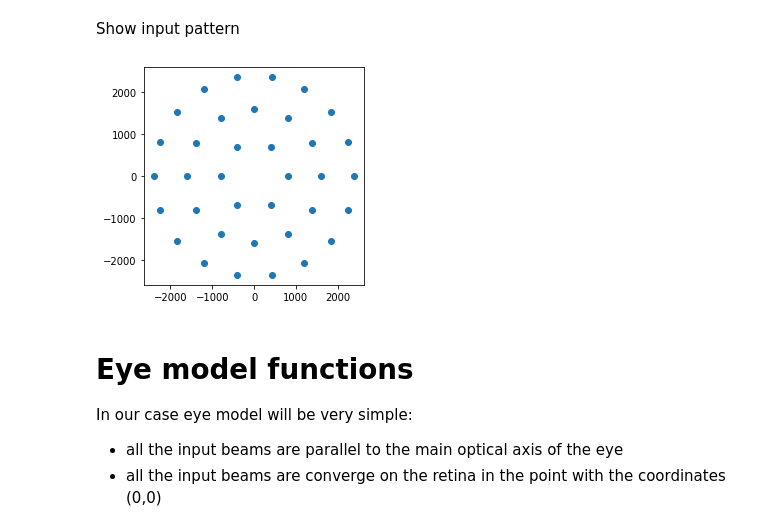
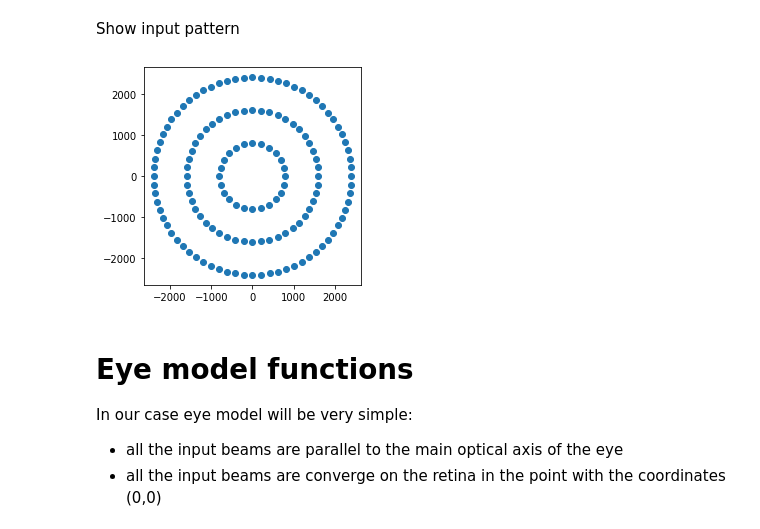
Before and after one commit to Yaroshenkom/PhD, a Jupyter notebook: data_driven_point_recognition.ipynb, the cells around one changed output. Cells and saved outputs as stored; diff of their text form; code cells hidden in the pictures.

```diff
--- a/data_driven_point_recognition.ipynb
+++ b/data_driven_point_recognition.ipynb
@@ -114,13 +114,13 @@ def gen_in_circles(init_points_num, num_of_circ, rad_init):
 # %% [markdown]
 Show input pattern
 # %%
-in_pts, num_of_pts_total = gen_in_circles(6, 3, 800)
+in_pts, num_of_pts_total = gen_in_circles(24, 3, 800)
 
 plt.scatter(in_pts[:, 0], in_pts[:, 1])
 plt.gca().set_aspect('equal', adjustable='box')
 plt.show()
 # %% [output]
-[figure, old version]
+[figure, new version]
 # %% [markdown]
 # Eye model functions
 In our case eye model will be very simple:
```
Also changed, not shown: parts of 23 cells of this notebook.
